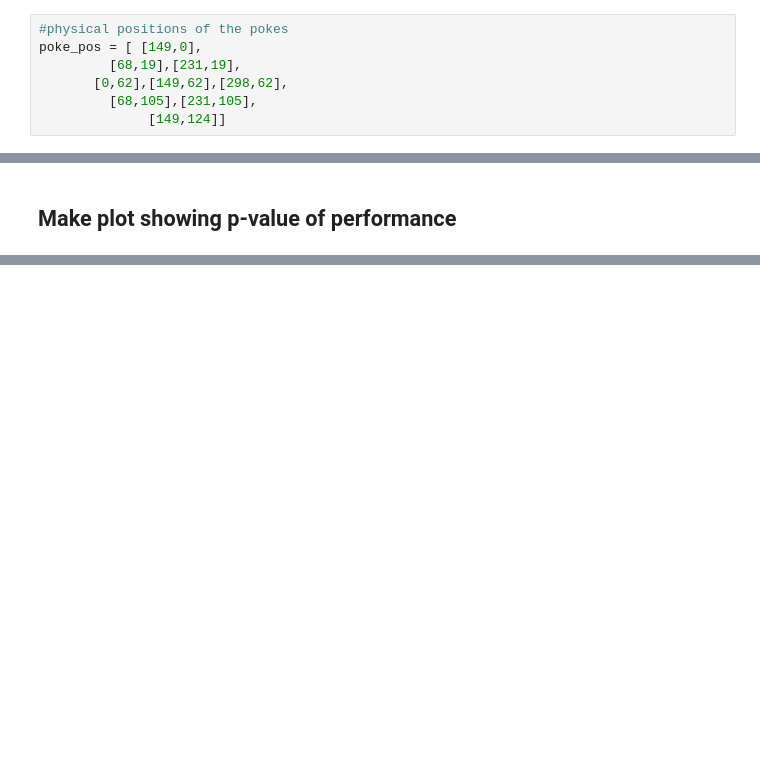
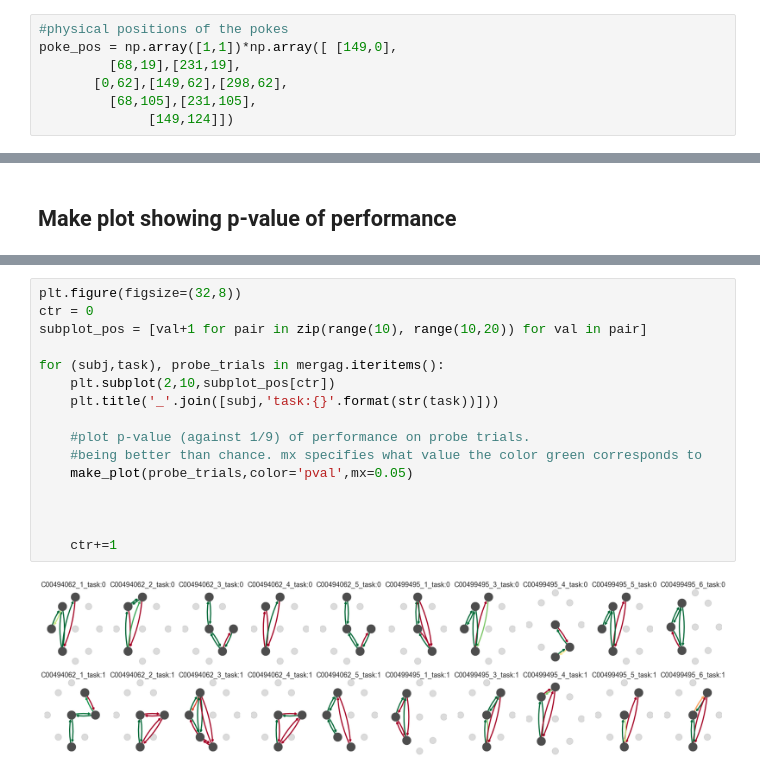
Before and after one commit to yves-weissenberger/line_loop, a Jupyter notebook: project_notebooks/line_loop/follow_the_light/process_homecage_data_clean.ipynb, the cells around one changed output, grey strips where cells are left out. Drawn from its saved outputs; the diff is of its cells as text; blank space fills up the shorter version.

```diff
--- a/project_notebooks/line_loop/follow_the_light/process_homecage_data_clean.ipynb
+++ b/project_notebooks/line_loop/follow_the_light/process_homecage_data_clean.ipynb
@@ -19,11 +20,11 @@ import seaborn
 seaborn.set(font_scale=1.5,style='ticks')
 # %%
 #physical positions of the pokes
-poke_pos = [ [149,0],
+poke_pos = np.array([1,1])*np.array([ [149,0],
          [68,19],[231,19],
        [0,62],[149,62],[298,62],
          [68,105],[231,105],
-              [149,124]]
+              [149,124]])
 # %% [markdown]
 ##  Main function to analyse probe trial performance
 # %%
@@ -415,0 +435,18 @@ for (subj,task), probe_trials in mergag.iteritems():
+# %%
+plt.figure(figsize=(32,8))
+ctr = 0
+subplot_pos = [val+1 for pair in zip(range(10), range(10,20)) for val in pair]
+
+for (subj,task), probe_trials in mergag.iteritems():
+    plt.subplot(2,10,subplot_pos[ctr])
+    plt.title('_'.join([subj,'task:{}'.format(str(task))]))
+
+    #plot p-value (against 1/9) of performance on probe trials.
+    #being better than chance. mx specifies what value the color green corresponds to
+    make_plot(probe_trials,color='pval',mx=0.05)
+
+
+
+    ctr+=1
+# %% [output]
+[figure, added]
```
Also changed, not shown: parts of 18 cells of this notebook.
